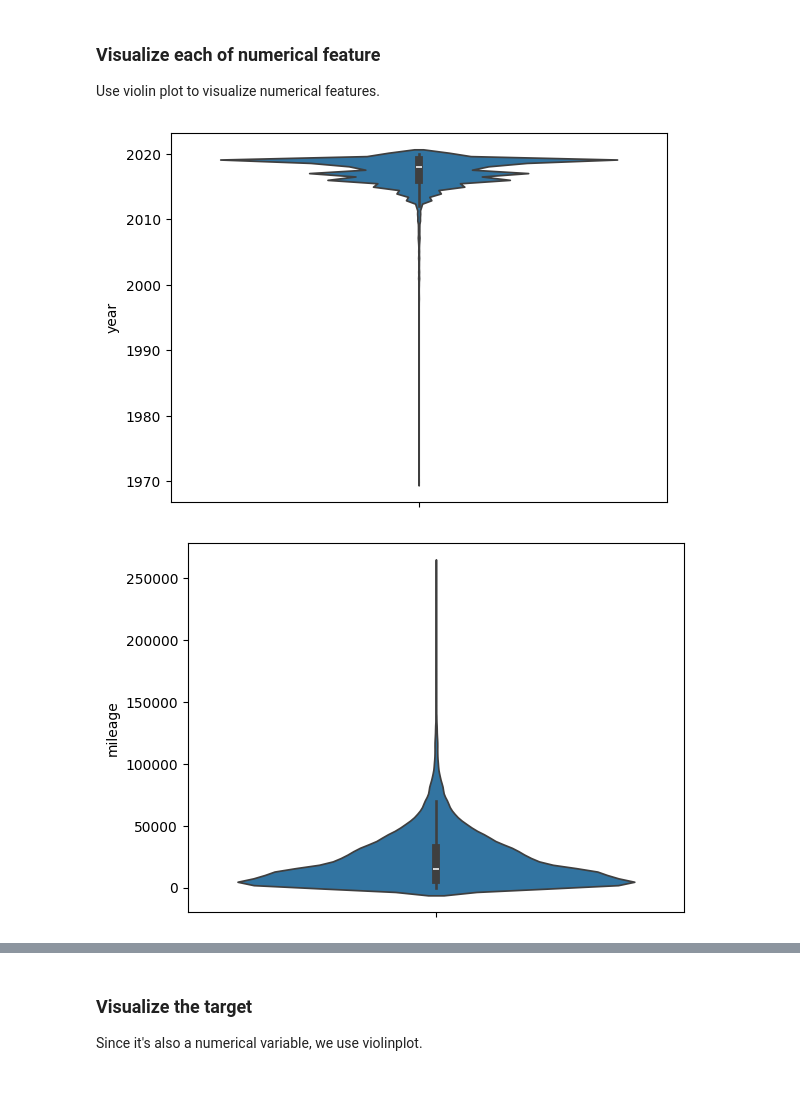
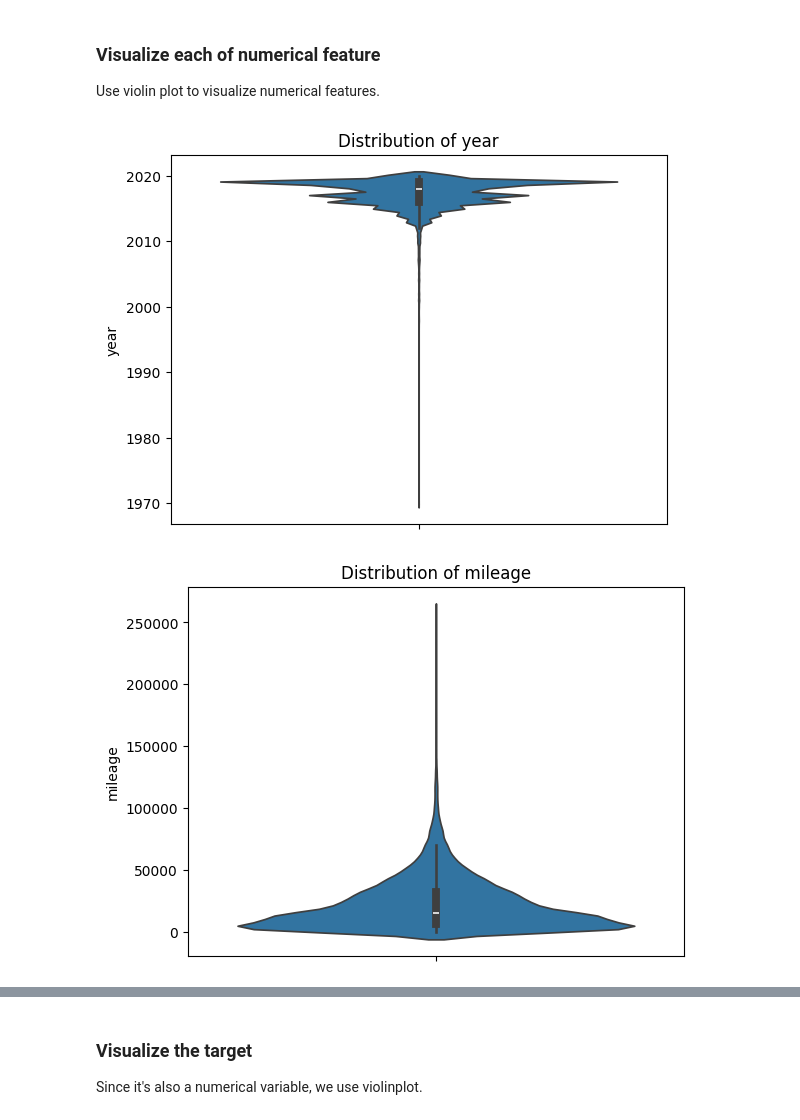
Before and after one commit to mkim2178/used-car-price-predictor-mercedes, a Jupyter notebook: notebooks/analysis.ipynb, the cells around one changed output, grey strips where cells are left out. Saved outputs shown, nothing was run; the diff lists cells and outputs as text; code cells hidden in the pictures; blank space fills up the shorter version.

```diff
--- a/notebooks/analysis.ipynb
+++ b/notebooks/analysis.ipynb
@@ -191,10 +194,11 @@ Use violin plot to visualize numerical features.
 # %%
 numerical_features = df[["year", "mileage", "tax", "mpg", "engine_size"]]
 
 for numerical in numerical_features.columns:
 
     sns.violinplot(y=numerical, data=df)
+    plt.title(f"Distribution of {numerical}")
     plt.show()
 # %% [output]
-[figure, old version]
+[figure, new version]
-[figure, old version]
+[figure, new version]
```
Also changed, not shown: parts of 25 cells of this notebook.
